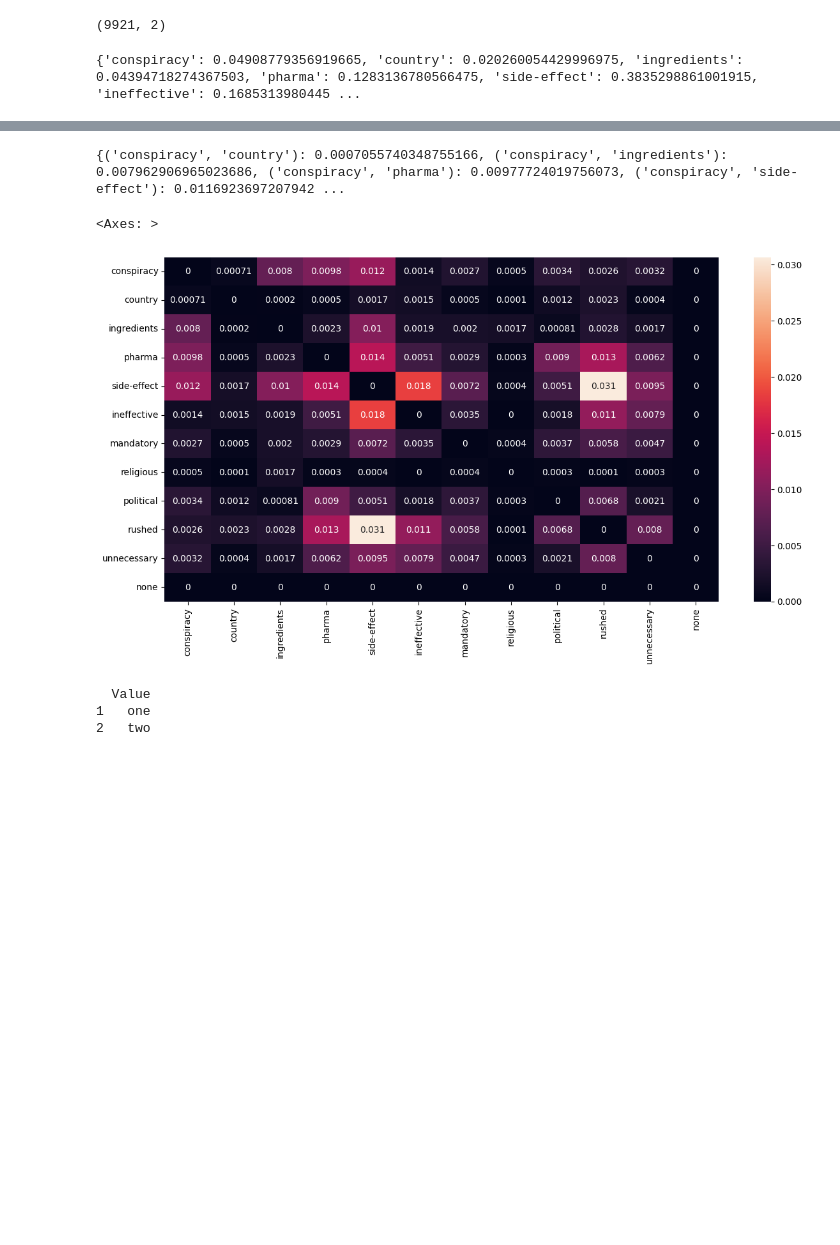
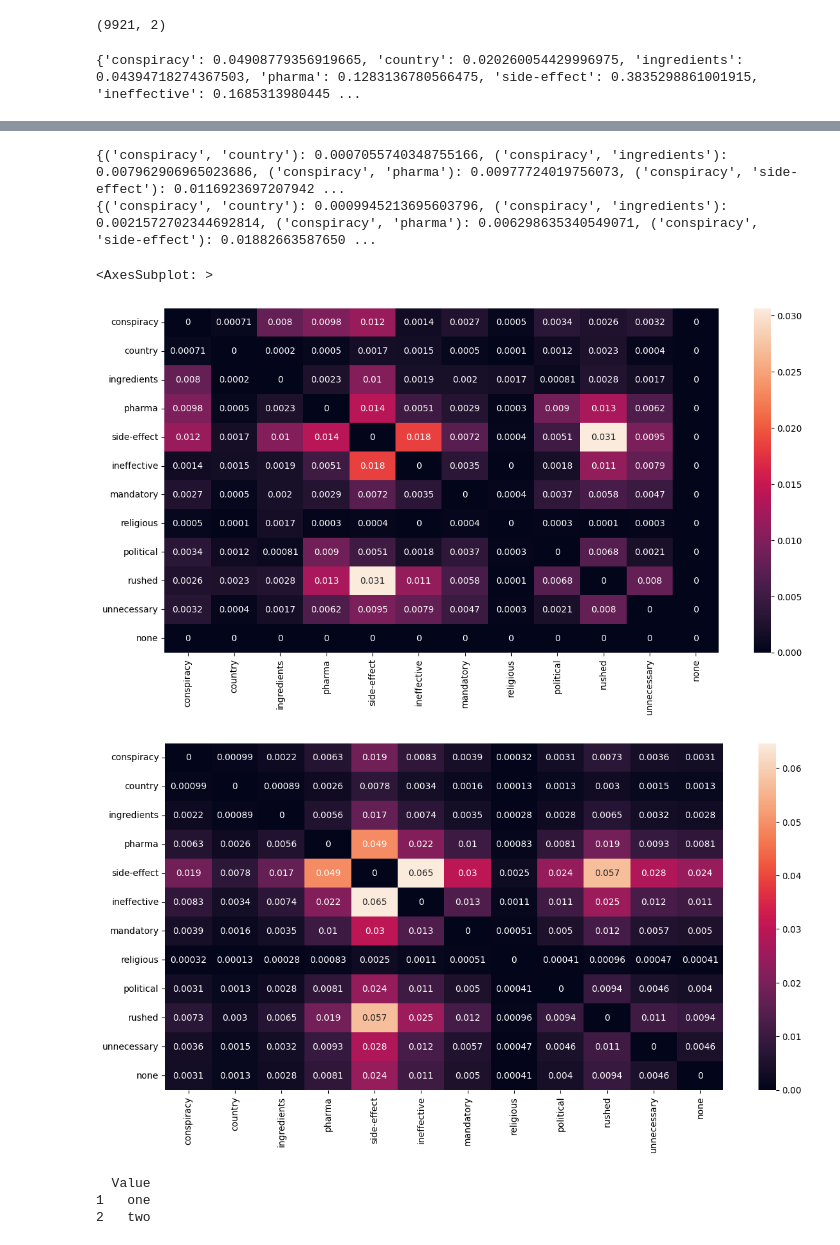
Before and after one commit to hrishikeshkh/WhyNotVax, a Jupyter notebook: EDA.ipynb, the cells around one changed output, grey strips where cells are left out. Cells and saved outputs as stored; diff of their text form; code cells hidden in the pictures; blank space fills up the shorter version.

```diff
--- a/EDA.ipynb
+++ b/EDA.ipynb
@@ -3,7 +3,7 @@ import pandas as pd
 import numpy as np
 import matplotlib.pyplot as plt
 
-dataset = pd.read_csv('train_val.csv', index_col='ID')
+dataset = pd.read_csv('train_val.csv')
 l = np.array(dataset['tweet'].str.len())
 print("Average length of each tweet is", np.mean(l))
 # %% [output]
@@ -173,34 +173,56 @@ plt.show()
 cond_probabilities = {}
 
 for i in unique:
     for j in unique:
         if j == i:
             continue
         count = 0
         cond_probabilities[(i, j)] = 1
         for k in d:
             if (i in d[k]) and (j in d[k]):
                 count += 1
         cond_probabilities[(i, j)] *= (count / len(dataset))
 
 print(cond_probabilities)
 
 cond_dataframe = pd.DataFrame.from_dict(probabilities, orient='index')
 for i in unique:
     cond_dataframe[i] = 0
 cond_dataframe = cond_dataframe.drop(0, axis=1)
 
 for i in cond_probabilities:
     cond_dataframe.loc[i[0], i[1]] = cond_probabilities[i]
 
 plt.figure(figsize=(14, 7))
 sns.heatmap(data=cond_dataframe, annot=True)
+
+joint_prob = {}
+
+for i in unique:
+    for j in unique:
+        if i == j:
+            continue
+        joint_prob[(i, j)] = probabilities[i] * probabilities[j]
+print(joint_prob)
+
+joint_dataframe = pd.DataFrame.from_dict(probabilities, orient='index')
+for i in unique:
+    joint_dataframe[i] = 0
+joint_dataframe = joint_dataframe.drop(0, axis=1)
+
+for i in joint_prob:
+    joint_dataframe.loc[i[0], i[1]] = joint_prob[i]
+
+plt.figure(figsize=(14, 7))
+sns.heatmap(data=joint_dataframe, annot=True)
 # %% [output]
 {'conspiracy': 0.04908779356919665, 'country': 0.020260054429996975, 'ingredients': 0.04394718274367503, 'pharma': 0.1283136780566475, 'side-effect': 0.3835298861001915, 'ineffective': 0.1685313980445 ...
 [figure]
 {('conspiracy', 'country'): 0.0007055740348755166, ('conspiracy', 'ingredients'): 0.007962906965023686, ('conspiracy', 'pharma'): 0.00977724019756073, ('conspiracy', 'side-effect'): 0.0116923697207942 ...
+{('conspiracy', 'country'): 0.0009945213695603796, ('conspiracy', 'ingredients'): 0.0021572702344692814, ('conspiracy', 'pharma'): 0.006298635340549071, ('conspiracy', 'side-effect'): 0.01882663587650 ...
-<Axes: >
+<AxesSubplot: >
 [figure]
+[figure, added]
 # %%
 import pandas as pd
 
```
Also changed, not shown: parts of 1 cell of this notebook, 1 other file.
